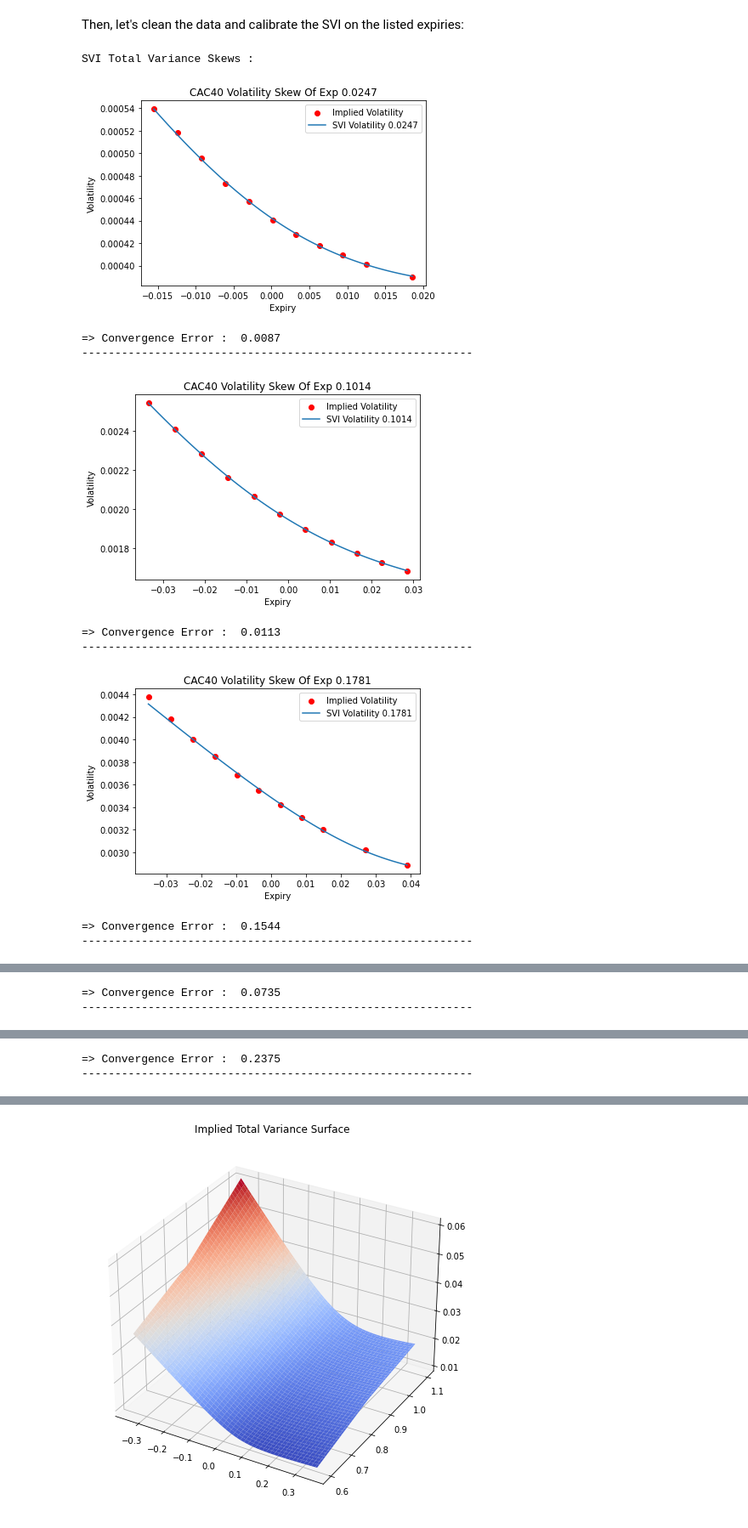
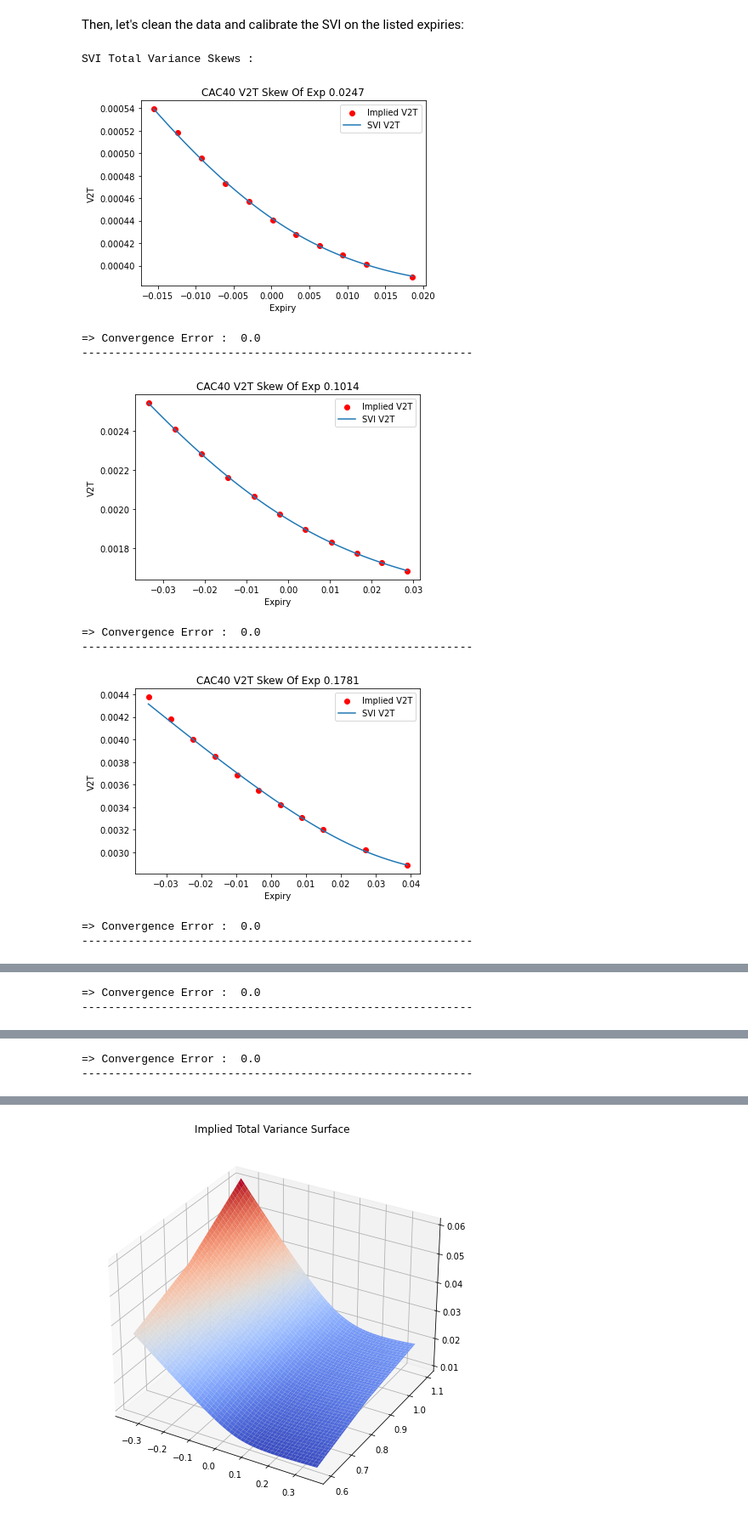
Before and after one commit to Idriss-Afra/Stochastic-Volatility-Inspired-Model, a Jupyter notebook: Stochastic Volatility Inspired Model.ipynb, the cells around one changed output, grey strips where cells are left out. Shown at 85% size. Saved outputs shown, nothing was run; the diff lists cells and outputs as text; code cells hidden in the pictures.

Commit message:
Stochastic Volatility Inspired Model

```diff
--- a/Stochastic Volatility Inspired Model.ipynb
+++ b/Stochastic Volatility Inspired Model.ipynb
@@ -343,48 +343,49 @@ def clean_data(exp, forward, strikes, vols, min_moneyness = 0.5, max_moneyness =
     """
     Cleans the data before SVI calibration.
     The filters are based on moneyness and execise probabilities.
     """
     keep_index = [i for i in range(len(strikes)) if
                  (strikes[i] / forward >= min_moneyness) and (strikes[i] / forward <= max_moneyness) and
                  exercise_probability(exp, forward, strikes[i], vols[i]) >= min_exercise_proba and
                  exercise_probability(exp, forward, strikes[i], vols[i]) <= max_exercise_proba]
     nb_cleaned_data = len(strikes) - len(keep_index)
-    if nb_cleaned_data > 0 : print("/!\ " + str(nb_cleaned_data) + " Data cleaned at exp : " + str(round(exp, 4)))
+    word = " was " if nb_cleaned_data == 1 else "s were "
+    if nb_cleaned_data > 0 : print("/!\ " + str(nb_cleaned_data) + " strike" + word + "cleaned.")
     return np.log(np.array([strikes[i] for i in keep_index]) / forward), np.array([vols[i] for i in keep_index])**2 * exp
 
 k = []
 v2T = []
 for exp in market_expiries:
-    cleaned_strikes, cleaned_vols = clean_data(exp, implied_forwards[exp], strikes[exp], implied_vols[exp])
+    cleaned_strikes, cleaned_v2T = clean_data(exp, implied_forwards[exp], strikes[exp], implied_vols[exp])
     k.append(cleaned_strikes)
-    v2T.append(cleaned_vols)
+    v2T.append(cleaned_v2T)
 
 params = svi_calibration(market_expiries, k, v2T)
 svi_params = dict()
 print("\nSVI Total Variance Skews :")
 for i in range(len(market_expiries)):
     exp = market_expiries[i]
     svi_params[exp] = params[i]
-    plt.title(eq_underlying + " Volatility Skew Of Exp " + str(round(exp, 4)))
-    plt.ylabel("Volatility")
+    plt.title(eq_underlying + " V2T Skew Of Exp " + str(round(exp, 4)))
+    plt.ylabel("V2T")
     plt.xlabel("Expiry")
-    plt.scatter(k[i], v2T[i], color="red", label="Implied Volatility")
+    plt.scatter(k[i], v2T[i], color="red", label="Implied V2T")
     x_axis = np.linspace(k[i][0], k[i][-1], 100)
-    vol_func = svi_v2T(x_axis, svi_params[exp][0], svi_params[exp][1], svi_params[exp][2], svi_params[exp][3],
+    v2T_func = svi_v2T(x_axis, svi_params[exp][0], svi_params[exp][1], svi_params[exp][2], svi_params[exp][3],
                        svi_params[exp][4])
-    plt.plot(x_axis, vol_func, label="SVI Volatility " + str(round(exp, 4)))
+    plt.plot(x_axis, v2T_func, label="SVI V2T")
     plt.legend(loc="upper right")
     plt.show()
-    print("=> Convergence Error : ", round(obj_func(svi_params[exp], k[i], v2T[i]), 4))
+    print("=> Convergence Error : ", round(obj_func(svi_params[exp], k[i], v2T[i]) / 10000, 4))
     print("-----------------------------------------------------------")
 # %% [output]
 SVI Total Variance Skews :
-[figure, old version]
+[figure, new version]
-=> Convergence Error :  0.0087
+=> Convergence Error :  0.0
 -----------------------------------------------------------
-[figure, old version]
+[figure, new version]
-=> Convergence Error :  0.0113
+=> Convergence Error :  0.0
 -----------------------------------------------------------
-[figure, old version]
+[figure, new version]
-=> Convergence Error :  0.1544
+=> Convergence Error :  0.0
 -----------------------------------------------------------
@@ -392,2 +393,2 @@ SVI Total Variance Skews :
-=> Convergence Error :  0.0735
+=> Convergence Error :  0.0
 -----------------------------------------------------------
@@ -395,2 +396,2 @@ SVI Total Variance Skews :
-=> Convergence Error :  0.2375
+=> Convergence Error :  0.0
 -----------------------------------------------------------
```
Also changed, not shown: parts of 2 cells of this notebook.
